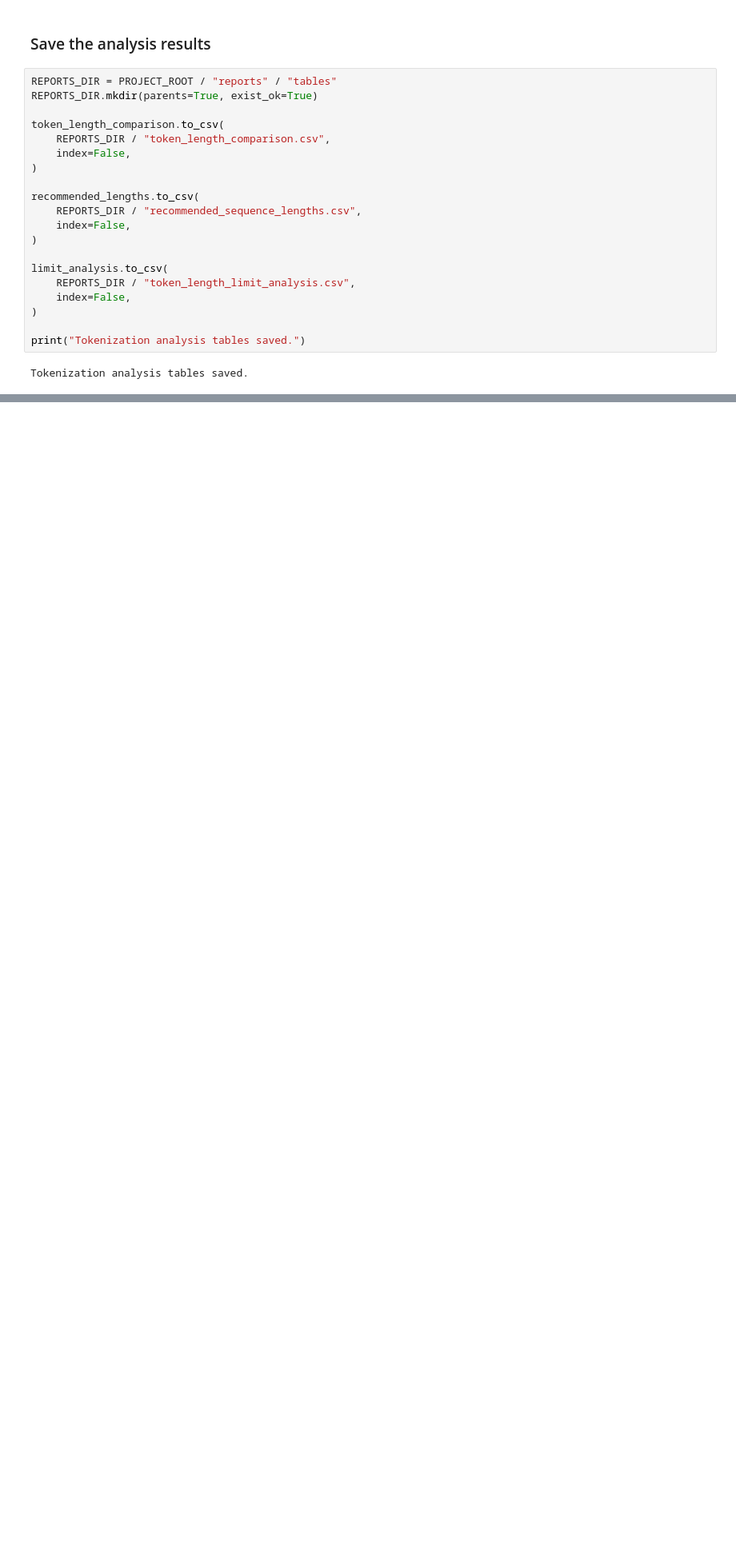
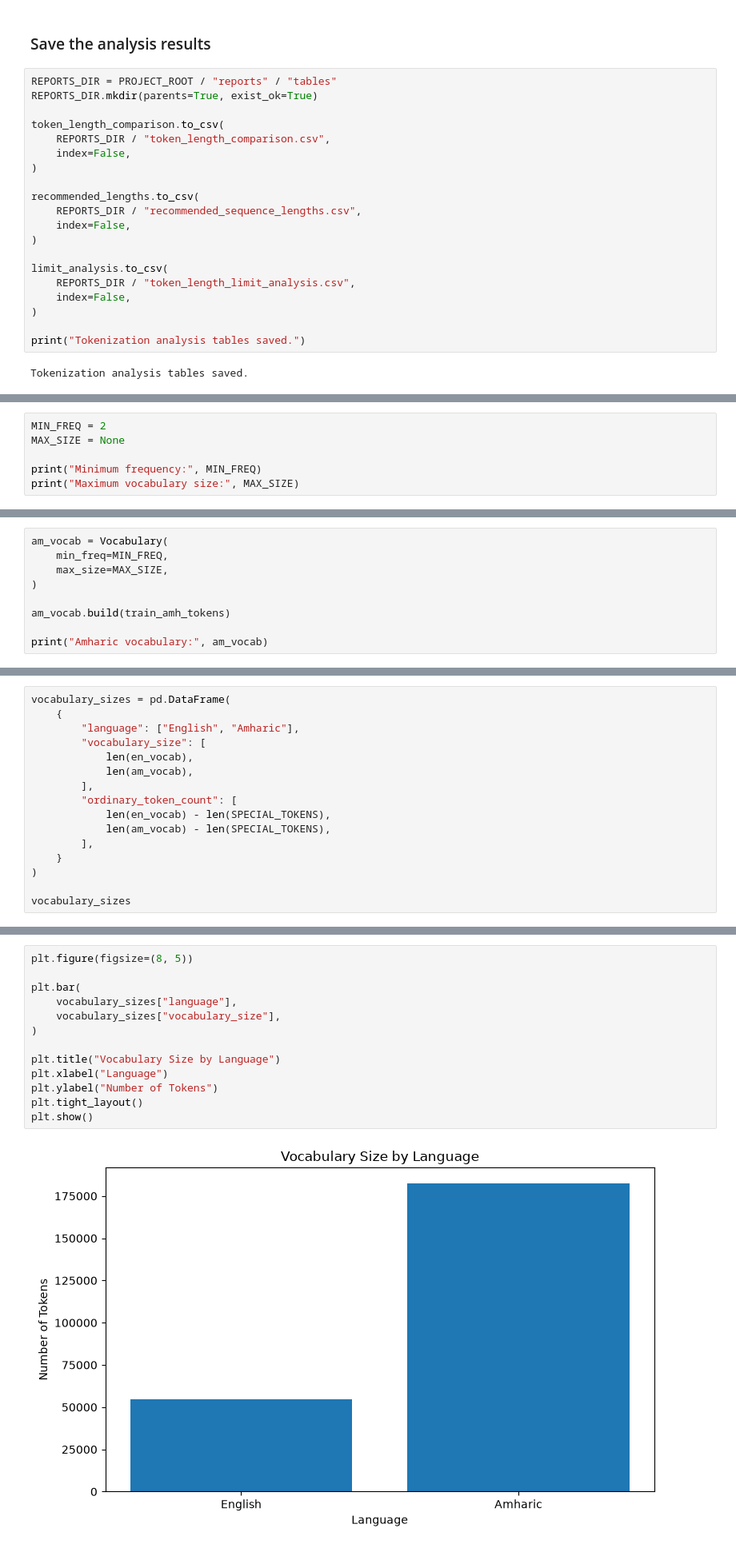
Before and after one commit to 21Oli/neural-machine-translation, a Jupyter notebook: notebooks/02_preprocessing_analysis.ipynb, the cells around one changed output, grey strips where cells are left out. Shown at 80% size. Saved outputs shown, nothing was run; the diff lists cells and outputs as text; blank space fills up the shorter version.

Commit message:
feat(vocabulary): add vocabulary construction analysis and validation

```diff
--- a/notebooks/02_preprocessing_analysis.ipynb
+++ b/notebooks/02_preprocessing_analysis.ipynb
@@ -1936,0 +2121,6 @@ Tokenization analysis tables saved.
+# %%
+MIN_FREQ = 2
+MAX_SIZE = None
+
+print("Minimum frequency:", MIN_FREQ)
+print("Maximum vocabulary size:", MAX_SIZE)
@@ -1936,0 +2145,9 @@ Tokenization analysis tables saved.
+# %%
+am_vocab = Vocabulary(
+    min_freq=MIN_FREQ,
+    max_size=MAX_SIZE,
+)
+
+am_vocab.build(train_amh_tokens)
+
+print("Amharic vocabulary:", am_vocab)
@@ -1936,0 +2218,16 @@ Tokenization analysis tables saved.
+# %%
+vocabulary_sizes = pd.DataFrame(
+    {
+        "language": ["English", "Amharic"],
+        "vocabulary_size": [
+            len(en_vocab),
+            len(am_vocab),
+        ],
+        "ordinary_token_count": [
+            len(en_vocab) - len(SPECIAL_TOKENS),
+            len(am_vocab) - len(SPECIAL_TOKENS),
+        ],
+    }
+)
+
+vocabulary_sizes
@@ -1936,0 +2545,15 @@ Tokenization analysis tables saved.
+# %%
+plt.figure(figsize=(8, 5))
+
+plt.bar(
+    vocabulary_sizes["language"],
+    vocabulary_sizes["vocabulary_size"],
+)
+
+plt.title("Vocabulary Size by Language")
+plt.xlabel("Language")
+plt.ylabel("Number of Tokens")
+plt.tight_layout()
+plt.show()
+# %% [output]
+[figure, added]
```
Also changed, not shown: parts of 70 cells of this notebook, 1 other file.
